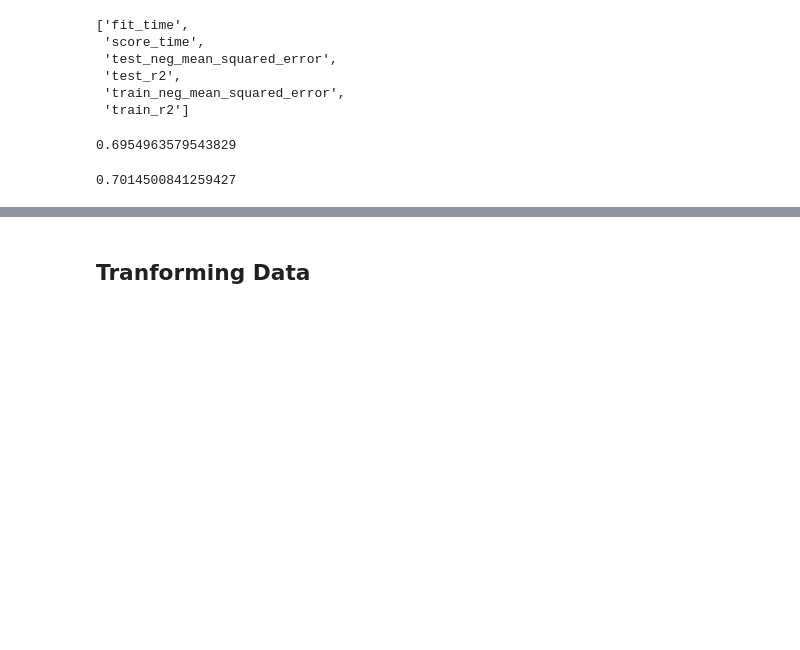
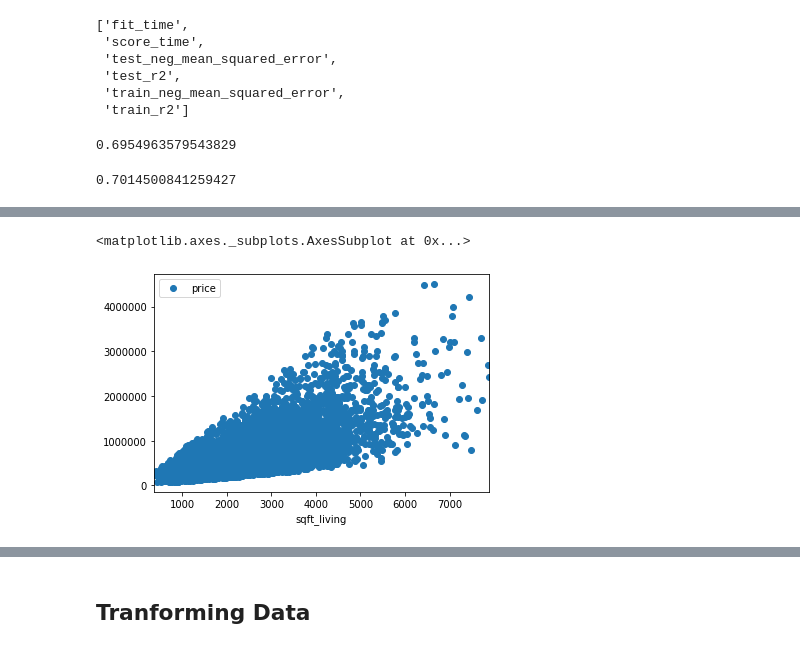
Before and after one commit to ezgigm/Project_2, a Jupyter notebook: STEP_1_Cleaning_Data.ipynb, the cells around one changed output, grey strips where cells are left out. Drawn from its saved outputs; the diff is of its cells as text; code cells hidden in the pictures; blank space fills up the shorter version.

```diff
--- a/STEP_1_Cleaning_Data.ipynb
+++ b/STEP_1_Cleaning_Data.ipynb
@@ -190,0 +250,5 @@ df2.drop(columns=['sqft_above','sqft_basement'],inplace=True)
+# %%
+df2.plot(x='sqft_living', y='price',style='o')
+# %% [output]
+<matplotlib.axes._subplots.AxesSubplot at 0x...>
+[figure, added]
```
Also changed, not shown: parts of 83 cells of this notebook.
